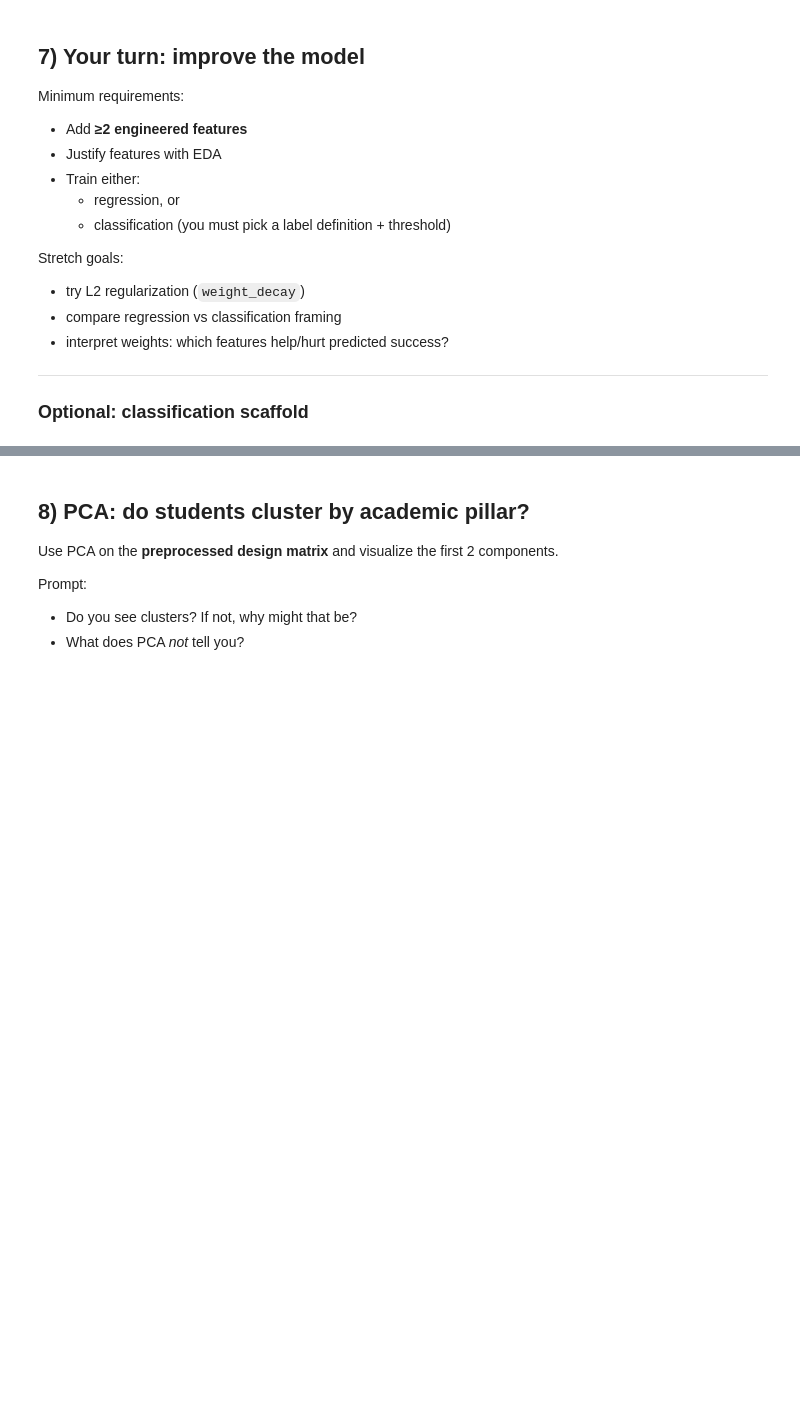
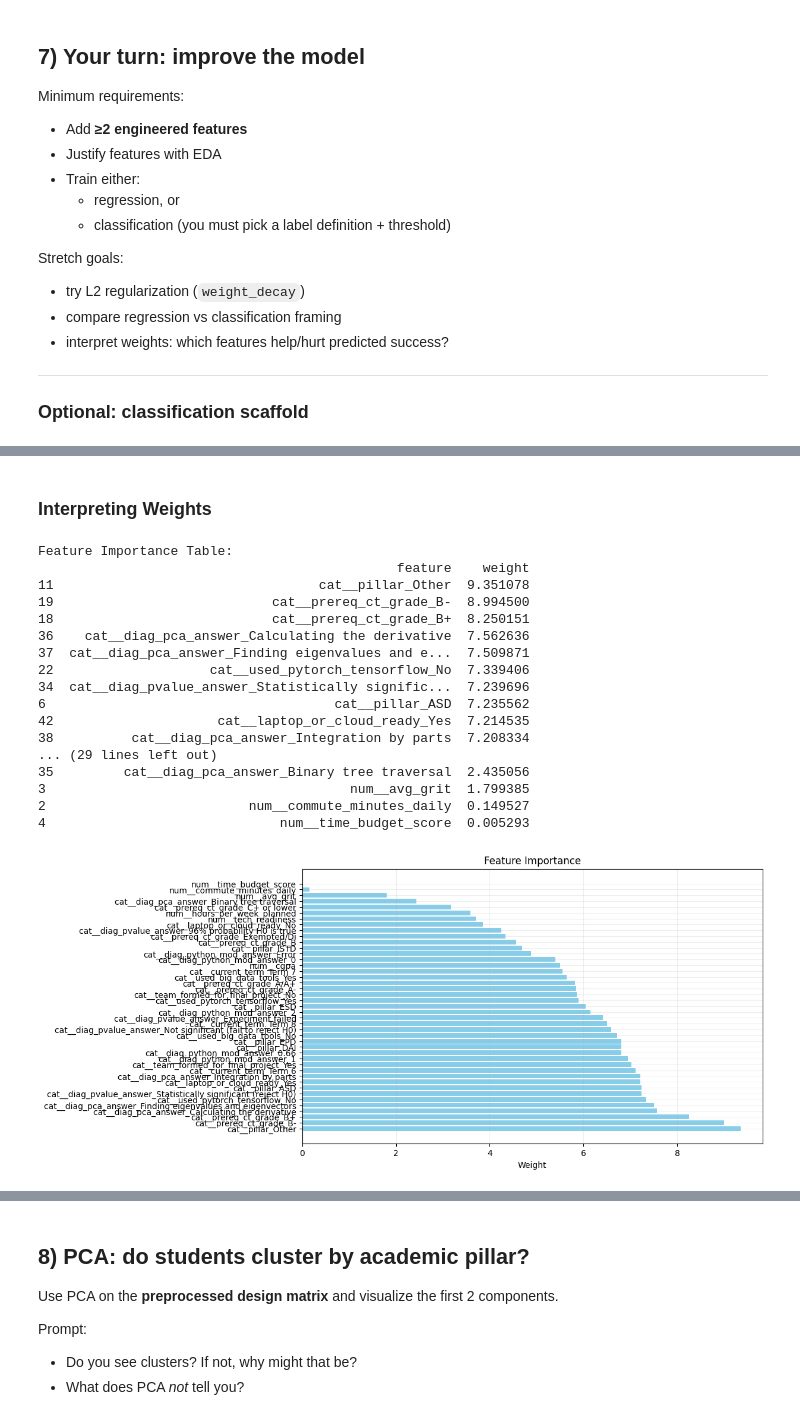
Before and after one commit to vancenceho/50.038-Computational-Data-Science, a Jupyter notebook: lab4/edm_template.ipynb, the cells around one changed output, grey strips where cells are left out. Saved outputs shown, nothing was run; the diff lists cells and outputs as text; code cells hidden in the pictures; blank space fills up the shorter version.

```diff
--- a/lab4/edm_template.ipynb
+++ b/lab4/edm_template.ipynb
@@ -535,0 +617,45 @@ Stretch goals:
+# %% [markdown]
+### Interpreting Weights
+# %%
+# Get weights from the trained model (shape: 1 x n_features)
+weights = model.linear.weight.detach().cpu().numpy().flatten()
+bias = model.linear.bias.detach().cpu().item()
+
+# Get feature names from the preprocessor (same order as columns in X_train_np)
+feature_names = preprocess.get_feature_names_out()
+
+# Create a small table for interpretation
+weight_df = pd.DataFrame({
+    "feature": feature_names,
+    "weight": weights,
+}).sort_values("weight", key=abs, ascending=False)
+
+print("Feature Importance Table:")
+print(weight_df)
+
+# Plot feature importance
+plt.figure(figsize=(10, 6))
+plt.barh(weight_df["feature"], weight_df["weight"], color="skyblue")
+plt.xlabel("Weight")
+plt.title("Feature Importance")
+plt.grid(True, alpha=0.2)
+plt.show()
+# %% [output]
+Feature Importance Table:
+                                              feature    weight
+11                                  cat__pillar_Other  9.351078
+19                            cat__prereq_ct_grade_B-  8.994500
+18                            cat__prereq_ct_grade_B+  8.250151
+36    cat__diag_pca_answer_Calculating the derivative  7.562636
+37  cat__diag_pca_answer_Finding eigenvalues and e...  7.509871
+22                    cat__used_pytorch_tensorflow_No  7.339406
+34  cat__diag_pvalue_answer_Statistically signific...  7.239696
+6                                     cat__pillar_ASD  7.235562
+42                     cat__laptop_or_cloud_ready_Yes  7.214535
+38          cat__diag_pca_answer_Integration by parts  7.208334
+... (29 lines left out)
+35         cat__diag_pca_answer_Binary tree traversal  2.435056
+3                                       num__avg_grit  1.799385
+2                          num__commute_minutes_daily  0.149527
+4                              num__time_budget_score  0.005293
+[figure, added]
```
Also changed, not shown: parts of 13 cells of this notebook.
